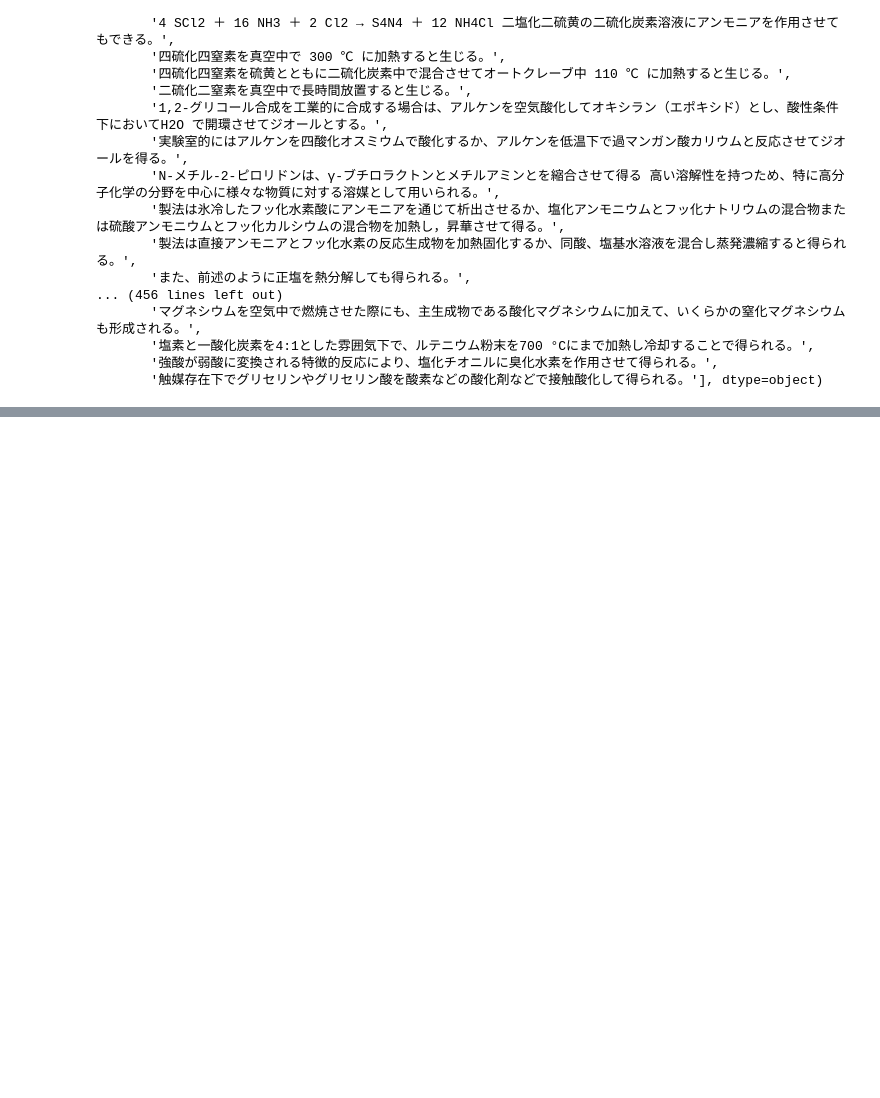
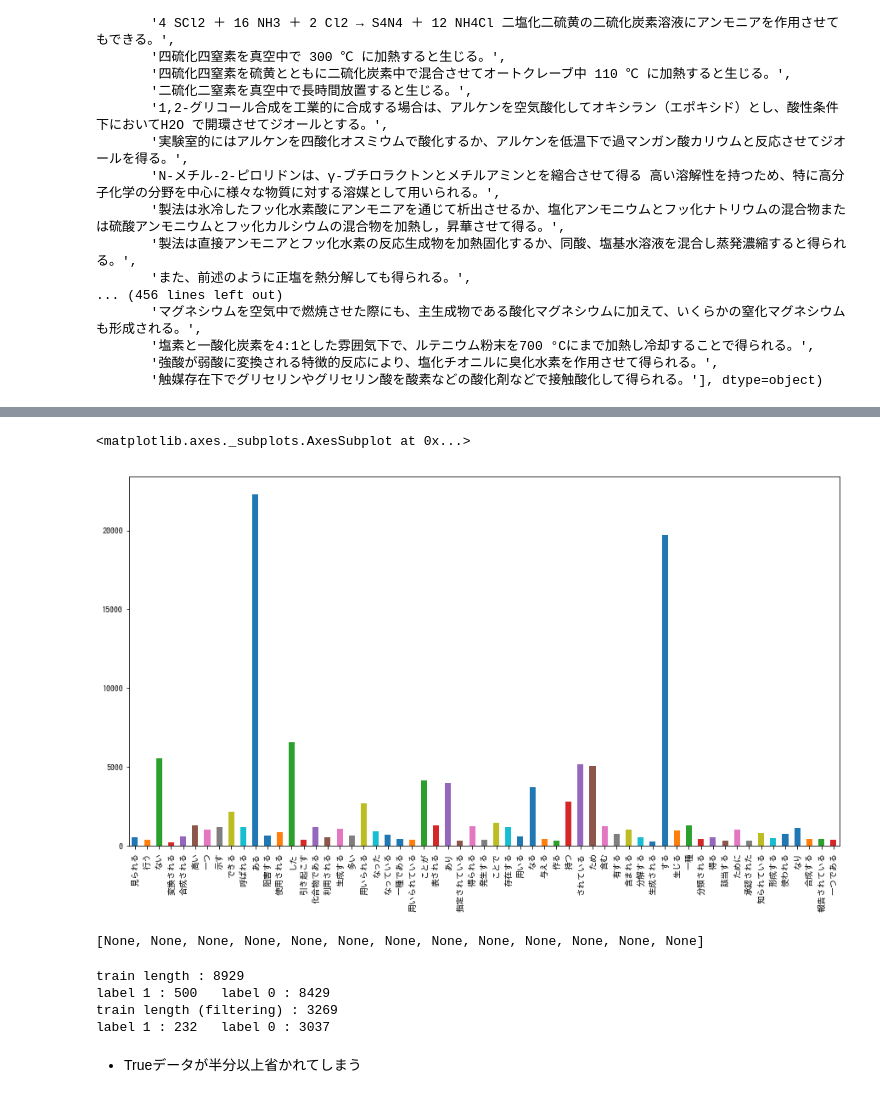
Before and after one commit to yaelanya/shinra-project, a Jupyter notebook: notebook/Untitled.ipynb, the cells around one changed output, grey strips where cells are left out. Cells and saved outputs as stored; diff of their text form; code cells hidden in the pictures; blank space fills up the shorter version.

```diff
--- a/notebook/Untitled.ipynb
+++ b/notebook/Untitled.ipynb
@@ -7,3 +10,5 @@ import shinra_util as util
+# %%
+plt.rcParams['font.family'] = 'IPAGothic'
 # %%
 %load_ext autoreload
 %autoreload 2
@@ -55,0 +64,6 @@ array(['1837年にスーベイラン (Soubeiran) が二塩化硫黄のベンゼ
+# %%
+parsed_df = pd.read_pickle("../dump/parsed_df.pickle")
+# %%
+bs_model = bs.Bootstrap(parsed_df)
+# %%
+bs_model.run(['得られる'])
@@ -55,0 +95,30 @@ array(['1837年にスーベイラン (Soubeiran) が二塩化硫黄のベンゼ
+# %%
+feature_word_dict = {}
+for word in bs_model.clue_words:
+    feature_word_dict[word] = wiki_sentence_df.sentence.str.contains(fr'{word}'.replace(")", "\)").replace("(", "\(")).tolist()
+
+pd.DataFrame(feature_word_dict).T.apply(lambda x: sum(x), axis=1).plot(kind='bar', figsize=(15, 8))
+# %% [output]
+<matplotlib.axes._subplots.AxesSubplot at 0x...>
+[figure, added]
+# %%
+BS_clue_words = bs_model.clue_words.copy()
+remove_words = ["ない", "できる", "ある", "した", "ことが", "あり", "ことで", "なる", "されている", "ため", "する", "ために", "なり"]
+[BS_clue_words.remove(v) for v in remove_words]
+# %% [output]
+[None, None, None, None, None, None, None, None, None, None, None, None, None]
+# %%
+# ブートストラップ法で得た手がかり語で学習データをフィルタリング
+print("train length :", len(train_sentence_df))
+print("label 1 :", len(train_sentence_df.loc[train_sentence_df.label == 1]), "\tlabel 0 :", len(train_sentence_df.loc[train_sentence_df.label == 0]))
+
+filtering_train_sentence_df = train_sentence_df.loc[train_sentence_df.sentence.str.contains(util.contains_patt(BS_clue_words))].reset_index(drop=True)
+print("train length (filtering) :", len(filtering_train_sentence_df))
+print("label 1 :", len(filtering_train_sentence_df.loc[filtering_train_sentence_df.label == 1]), "\tlabel 0 :", len(filtering_train_sentence_df.loc[filtering_train_sentence_df.label == 0]))
+# %% [output]
+train length : 8929
+label 1 : 500   label 0 : 8429
+train length (filtering) : 3269
+label 1 : 232   label 0 : 3037
+# %% [markdown]
+- Trueデータが半分以上省かれてしまう
```
Also changed, not shown: parts of 4 cells of this notebook, 1 other file.
